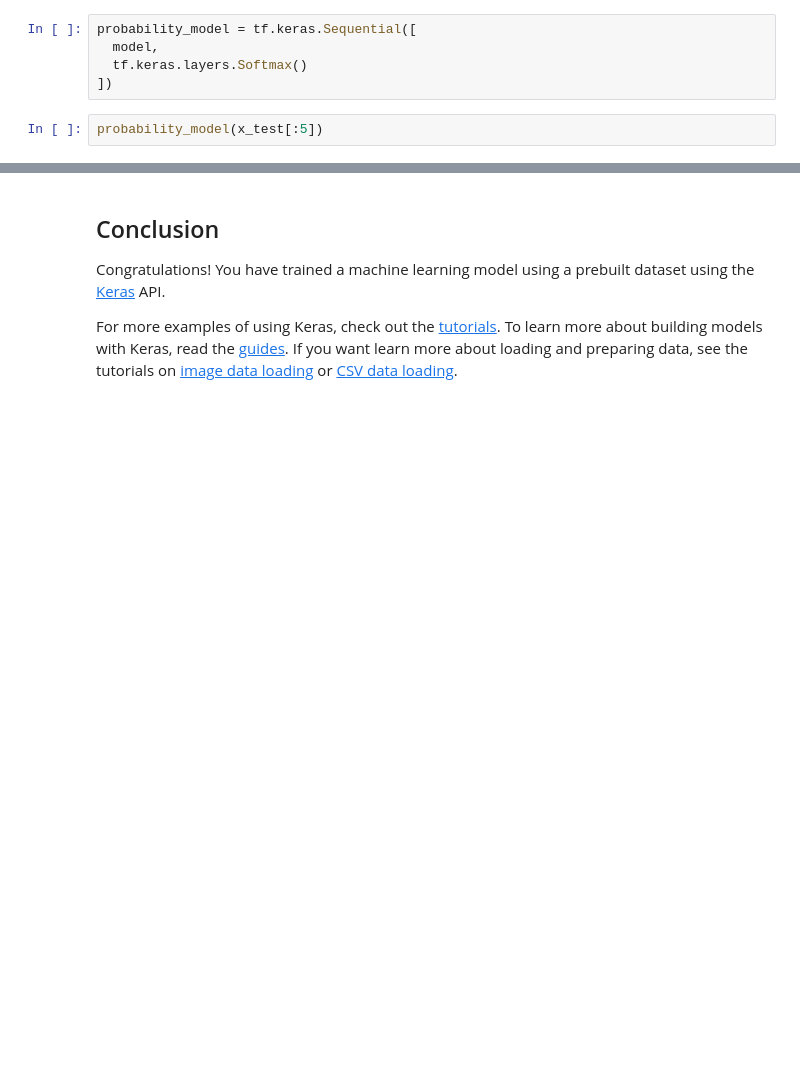
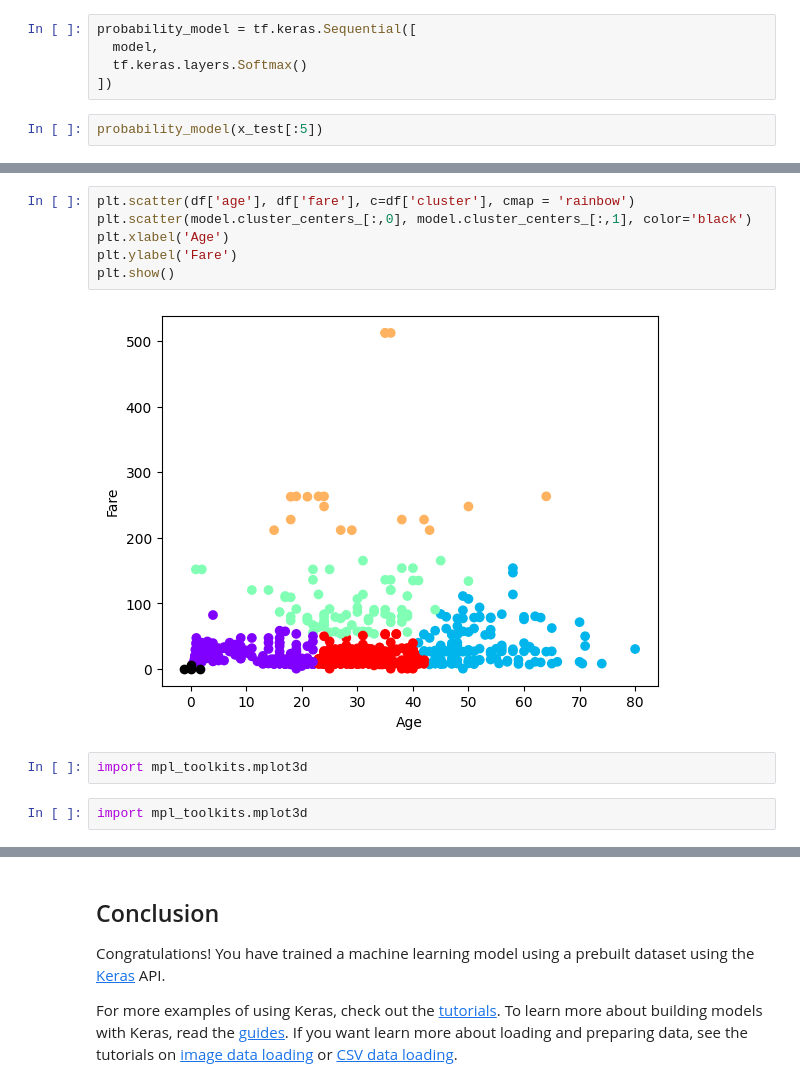
Before and after one commit to Sagarkhan0007/Sagarkhan0007, a Jupyter notebook: site/en/tutorials/quickstart/beginner.ipynb, the cells around one changed output, grey strips where cells are left out. Saved outputs shown, nothing was run; the diff lists cells and outputs as text; blank space fills up the shorter version.

```diff
--- a/site/en/tutorials/quickstart/beginner.ipynb
+++ b/site/en/tutorials/quickstart/beginner.ipynb
@@ -128,0 +217,12 @@ probability_model(x_test[:5])
+# %%
+plt.scatter(df['age'], df['fare'], c=df['cluster'], cmap = 'rainbow')
+plt.scatter(model.cluster_centers_[:,0], model.cluster_centers_[:,1], color='black')
+plt.xlabel('Age')
+plt.ylabel('Fare')
+plt.show()
+# %% [output]
+[figure, added]
+# %%
+import mpl_toolkits.mplot3d
+# %%
+import mpl_toolkits.mplot3d
```
Also changed, not shown: parts of 26 cells of this notebook.
